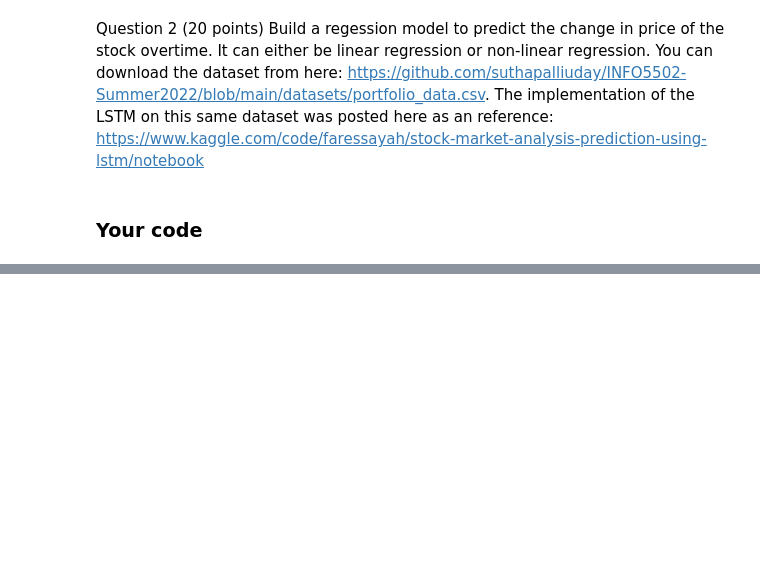
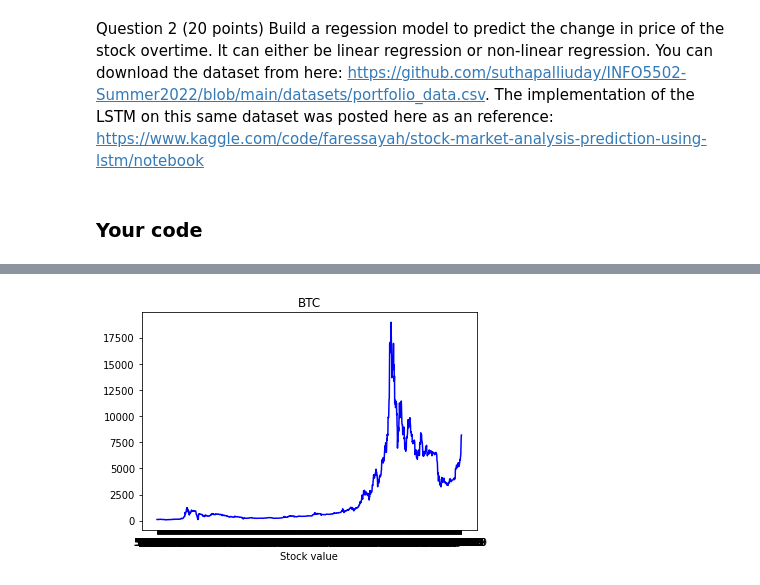
Before and after one commit to Revanthch/INFO-5502, a Jupyter notebook: lab_assignment_06.ipynb, the cells around one changed output, grey strips where cells are left out. Saved outputs shown, nothing was run; the diff lists cells and outputs as text; code cells hidden in the pictures; blank space fills up the shorter version.

```diff
--- a/lab_assignment_06.ipynb
+++ b/lab_assignment_06.ipynb
@@ -278,0 +313,4 @@ print(final_data.head(5))
+# %%
+plot_graph("BTC","blue","BTC")
+# %% [output]
+[figure, added]
```
Also changed, not shown: parts of 12 cells of this notebook.
